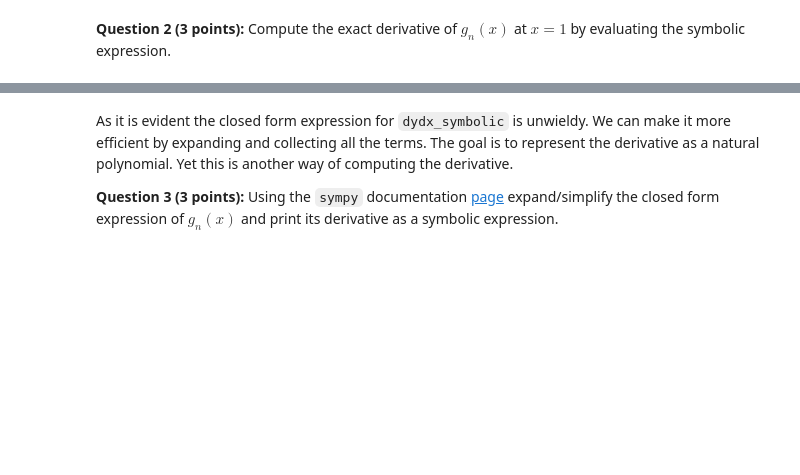
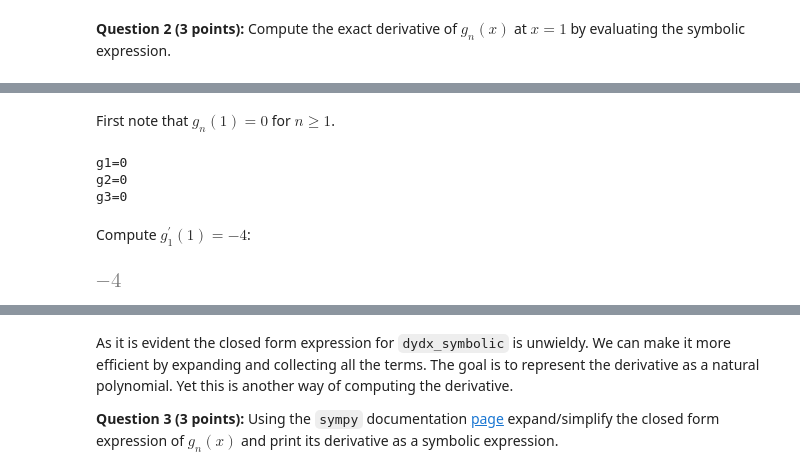
Before and after one commit to the-salty-austin/stat5242, a Jupyter notebook: hw4/04_gr5242_autodiff.ipynb, the cells around one changed output, grey strips where cells are left out. Drawn from its saved outputs; the diff is of its cells as text; code cells hidden in the pictures; blank space fills up the shorter version.

```diff
--- a/hw4/04_gr5242_autodiff.ipynb
+++ b/hw4/04_gr5242_autodiff.ipynb
@@ -85,0 +80,17 @@ The exact derivative is -64
+# %%
+x = sym.Symbol('X')
+
+
+def operation(inp, n=1):
+    temp = inp
+    for _ in range(n):
+        temp = 4 * temp * (1 - temp)
+    return temp
+
+
+n = 3  # can change n to any desired value
+Y = operation(x, n)
+dydx_symbolic = sym.diff(Y, x)
+df = sym.lambdify(x, dydx_symbolic)
+
+print(f"The exact derivative is {df(1)}")
@@ -85,0 +113,16 @@ The exact derivative is -64
+# %% [markdown]
+First note that $g_n(1) = 0$ for $n \ge 1$.
+# %%
+for index in range(1, 4):
+    f = sym.lambdify(X, operation(X, index))
+    print(f"g{index}={f(1)}")
+# %% [output]
+g1=0
+g2=0
+g3=0
+# %% [markdown]
+Compute $g_1^{\prime}(1) = -4$:
+# %%
+sym.lambdify(X, sym.diff(operation(X, 1), X))(1)
+# %% [output]
+[figure, added]
```
Also changed, not shown: parts of 34 cells of this notebook, 2 other files.
